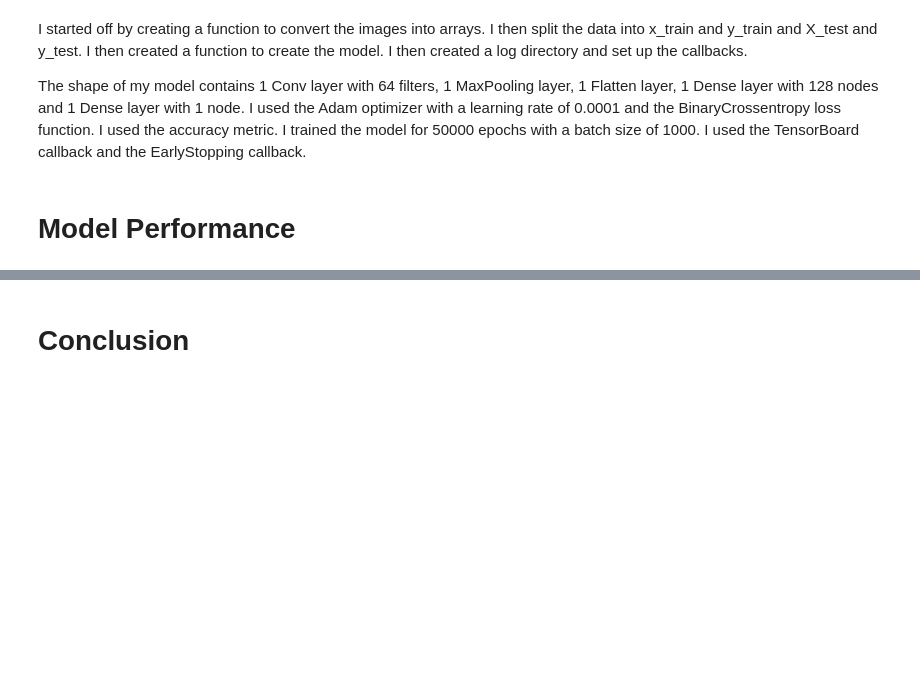
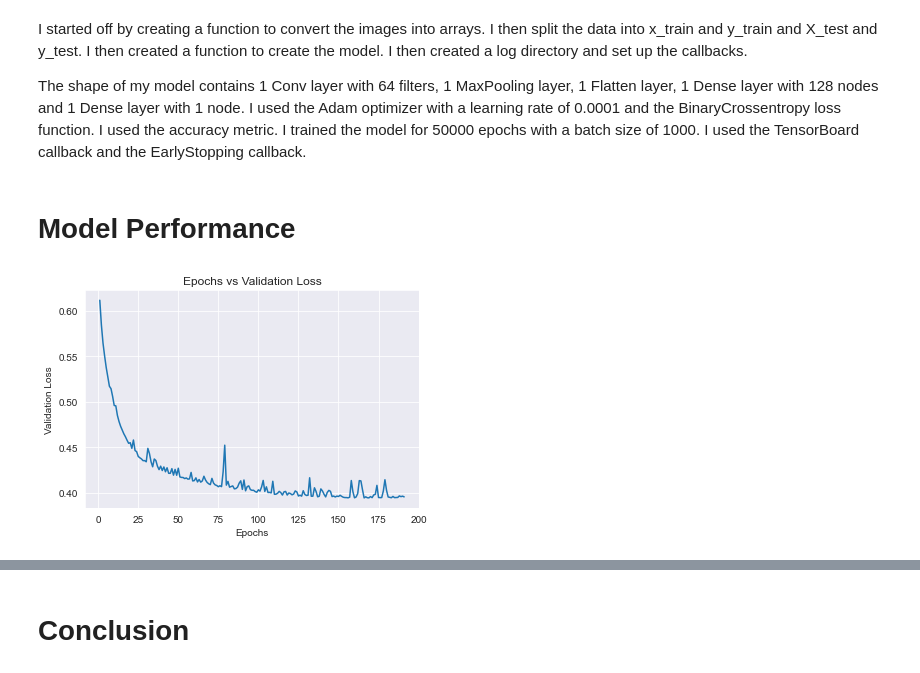
Before and after one commit to SilverCrocus/Phase-3-Data-Science, a Jupyter notebook: report.ipynb, the cells around one changed output, grey strips where cells are left out. Saved outputs shown, nothing was run; the diff lists cells and outputs as text; code cells hidden in the pictures; blank space fills up the shorter version.

```diff
--- a/report.ipynb
+++ b/report.ipynb
@@ -537,3 +563,12 @@ I started off by creating a function to convert the images into arrays. I then s
 The shape of my model contains 1 Conv layer with 64 filters, 1 MaxPooling layer, 1 Flatten layer, 1 Dense layer with 128 nodes and 1 Dense layer with 1 node. I used the Adam optimizer with a learning rate of 0.0001 and the BinaryCrossentropy loss function. I used the accuracy metric. I trained the model for 50000 epochs with a batch size of 1000. I used the TensorBoard callback and the EarlyStopping callback.
 # %% [markdown]
 # Model Performance
+# %%
+# plot epochs vs valiadtion loss
+plt.plot(range(1, len(model.history.history['val_loss'])+1), model.history.history['val_loss'])
+plt.xlabel('Epochs')
+plt.ylabel('Validation Loss')
+plt.title('Epochs vs Validation Loss')
+plt.show()
+# %% [output]
+[figure, added]
```
Also changed, not shown: parts of 32 cells of this notebook, 3 other files.
